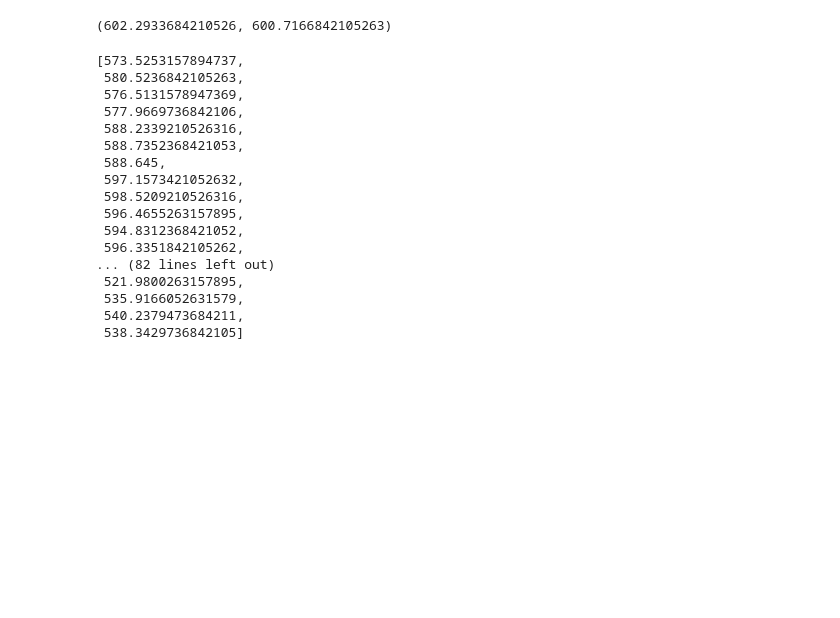
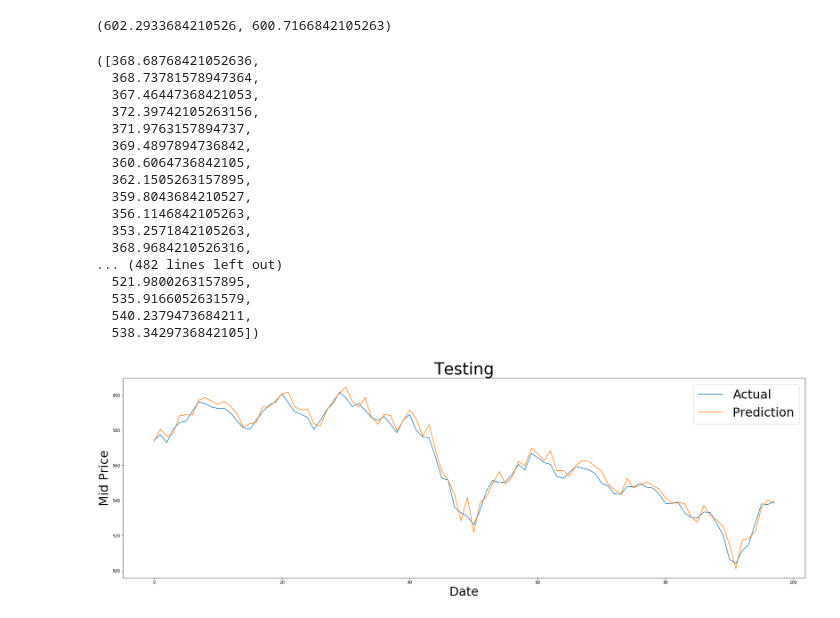
Before and after one commit to stanleykywu/predicting-stocks, a Jupyter notebook: models/HMM2.ipynb, the cells around one changed output. Saved outputs shown, nothing was run; the diff lists cells and outputs as text; code cells hidden in the pictures; blank space fills up the shorter version.

```diff
--- a/models/HMM2.ipynb
+++ b/models/HMM2.ipynb
@@ -181,23 +181,36 @@ def closing_and_middle_price_in_range(testing_data, most_likely_fracs, hmm, all_
 
         return closing_prices, middle_prices
 
-_, mid_price = closing_and_middle_price_in_range(testing_data, most_likely_fracs, hmm, all_discrete_fracs)
-mid_price
+_, mid_price_train = closing_and_middle_price_in_range(training_data, most_likely_fracs, hmm, all_discrete_fracs)
+_, mid_price_validate = closing_and_middle_price_in_range(validation_data, most_likely_fracs, hmm, all_discrete_fracs)
+_, mid_price_test = closing_and_middle_price_in_range(testing_data, most_likely_fracs, hmm, all_discrete_fracs)
+mid_price_train, mid_price_validate, mid_price_test
 # %% [output]
-[573.5253157894737,
- 580.5236842105263,
- 576.5131578947369,
- 577.9669736842106,
- 588.2339210526316,
- 588.7352368421053,
- 588.645,
- 597.1573421052632,
- 598.5209210526316,
- 596.4655263157895,
- 594.8312368421052,
- 596.3351842105262,
-... (82 lines left out)
- 521.9800263157895,
- 535.9166052631579,
- 540.2379473684211,
- 538.3429736842105]
+([368.68768421052636,
+  368.73781578947364,
+  367.46447368421053,
+  372.39742105263156,
+  371.9763157894737,
+  369.4897894736842,
+  360.6064736842105,
+  362.1505263157895,
+  359.8043684210527,
+  356.1146842105263,
+  353.2571842105263,
+  368.9684210526316,
+... (482 lines left out)
+  521.9800263157895,
+  535.9166052631579,
+  540.2379473684211,
+  538.3429736842105])
+# %%
+plt.figure(figsize = (30,9))
+plt.plot(range(testing_data.shape[0]), testing_data['Middle'], label='Actual')
+plt.plot(range(testing_data.shape[0]), mid_price_test, label='Prediction')
+plt.xlabel('Date', fontsize=30)
+plt.ylabel('Mid Price', fontsize=30)
+plt.title("Testing", fontsize=40)
+leg = plt.legend(prop={'size': 30})
+plt.show()
+# %% [output]
+[figure, added]
```
Also changed, not shown: parts of 2 cells of this notebook.
